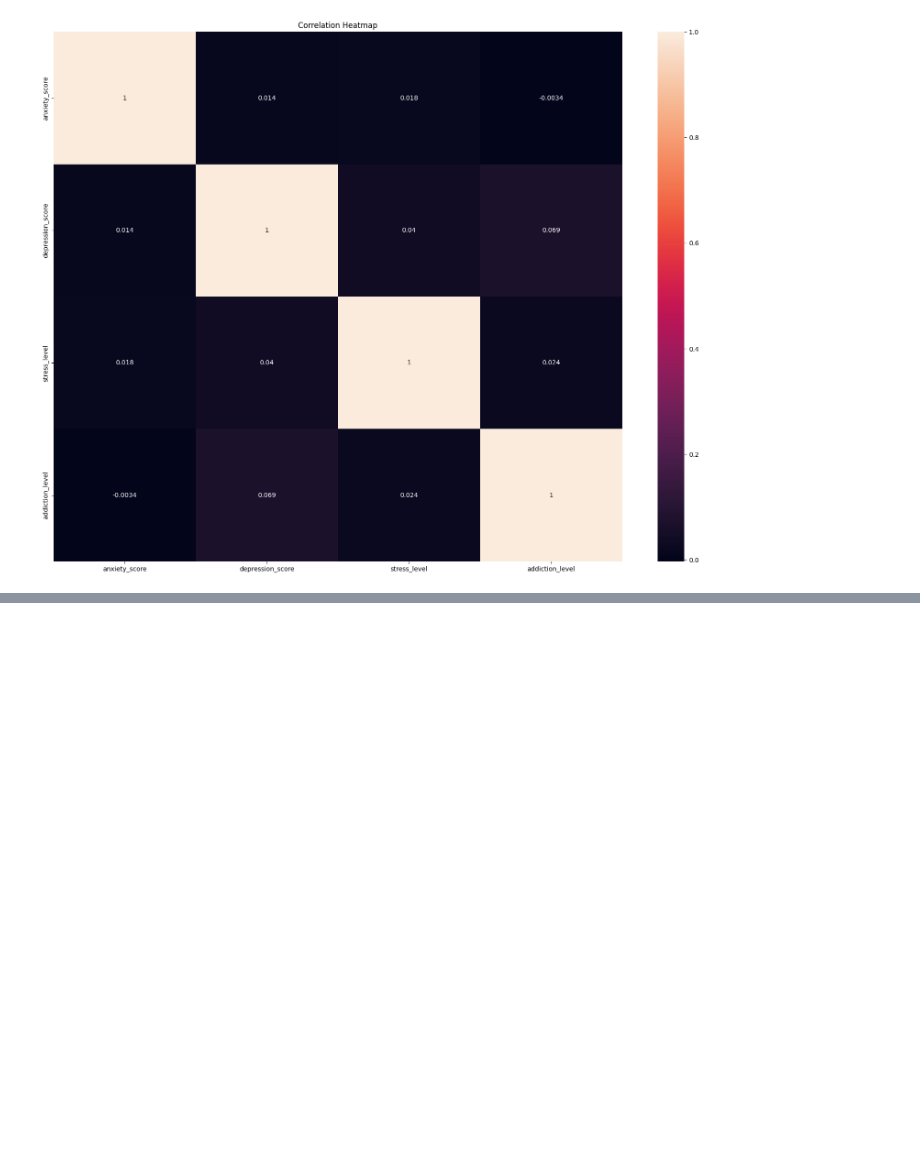
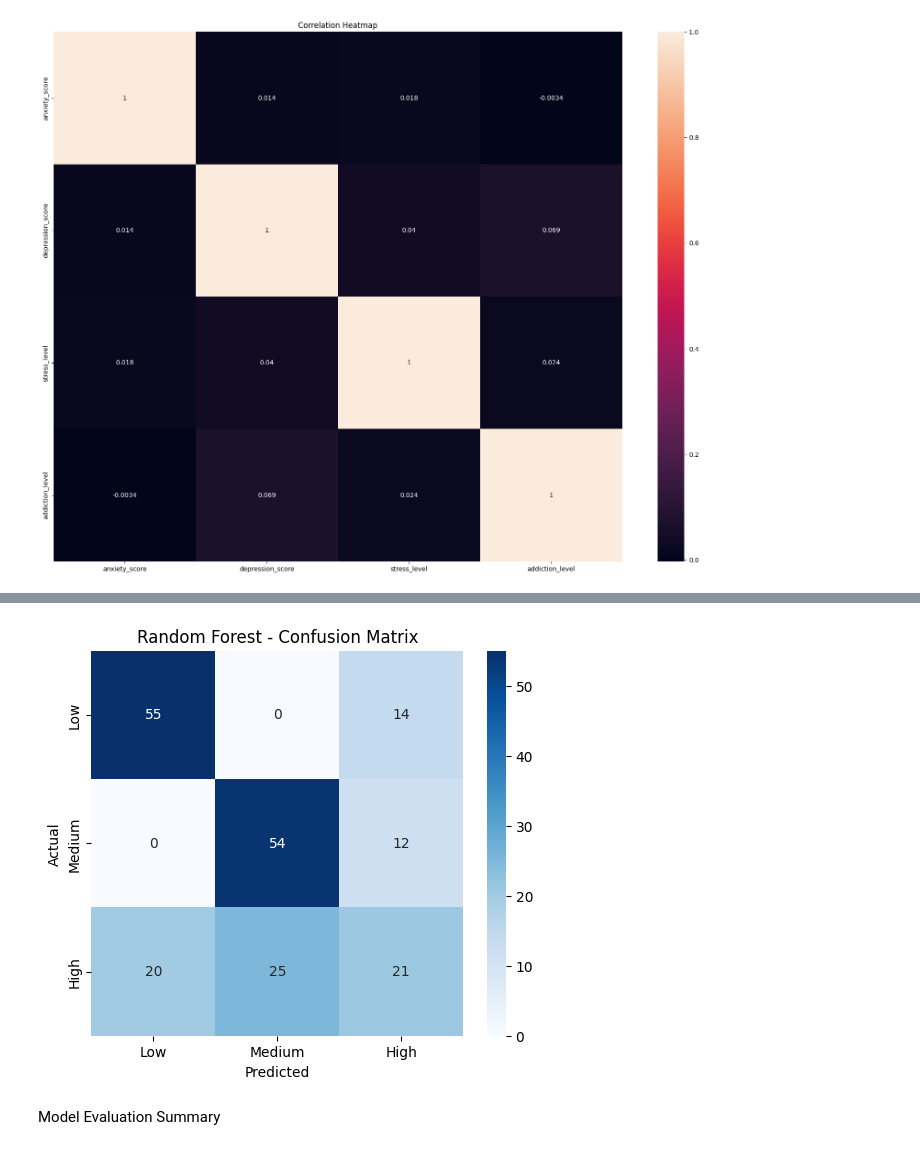
Before and after one commit to akhmadjonovsherzod/Impact-of-Gaming-Behavior-on-Academic-and-Psychological-Outcomes, a Jupyter notebook: gaming_impact.ipynb, the cells around one changed output, grey strips where cells are left out. Saved outputs shown, nothing was run; the diff lists cells and outputs as text; code cells hidden in the pictures; blank space fills up the shorter version.

```diff
--- a/gaming_impact.ipynb
+++ b/gaming_impact.ipynb
@@ -281,0 +291,5 @@ plt.show()
+# %%
+scale_clf = StandardScaler()
+
+x_train_clf_scaled = scale_clf.fit_transform(x_train_clf)
+x_test_clf_scaled = scale_clf.transform(x_test_clf)
@@ -281,0 +409,13 @@ plt.show()
+# %%
+from sklearn.linear_model import LogisticRegression
+from sklearn.metrics import accuracy_score, classification_report, confusion_matrix
+import seaborn as sns
+
+log_clf = LogisticRegression(max_iter=1000, random_state=42)
+log_clf.fit(x_train_clf_scaled, y_train_clf)
+
+y_pred_log = log_clf.predict(x_test_clf_scaled)
+
+print("=== Logistic Regression ===")
+print("Accuracy:", accuracy_score(y_test_clf, y_pred_log))
+print(classification_report(y_test_clf, y_pred_log, target_names=['Low', 'Medium', 'High']))
@@ -281,0 +434,11 @@ plt.show()
+# %%
+from sklearn.ensemble import RandomForestClassifier
+
+rf_clf = RandomForestClassifier(n_estimators=100, random_state=42)
+rf_clf.fit(x_train_clf_scaled, y_train_clf)
+
+y_pred_rf_clf = rf_clf.predict(x_test_clf_scaled)
+
+print("=== Random Forest Classification ===")
+print("Accuracy:", accuracy_score(y_test_clf, y_pred_rf_clf))
+print(classification_report(y_test_clf, y_pred_rf_clf, target_names=['Low', 'Medium', 'High']))
@@ -281,0 +457,14 @@ plt.show()
+# %%
+cm = confusion_matrix(y_test_clf, y_pred_rf_clf)
+plt.figure(figsize=(6, 5))
+sns.heatmap(cm, annot=True, fmt='d', cmap='Blues',
+            xticklabels=['Low', 'Medium', 'High'],
+            yticklabels=['Low', 'Medium', 'High'])
+plt.title('Random Forest - Confusion Matrix')
+plt.xlabel('Predicted')
+plt.ylabel('Actual')
+plt.show()
+# %% [output]
+[figure, added]
+# %% [markdown]
+Model Evaluation Summary
```
Also changed, not shown: parts of 22 cells of this notebook.
